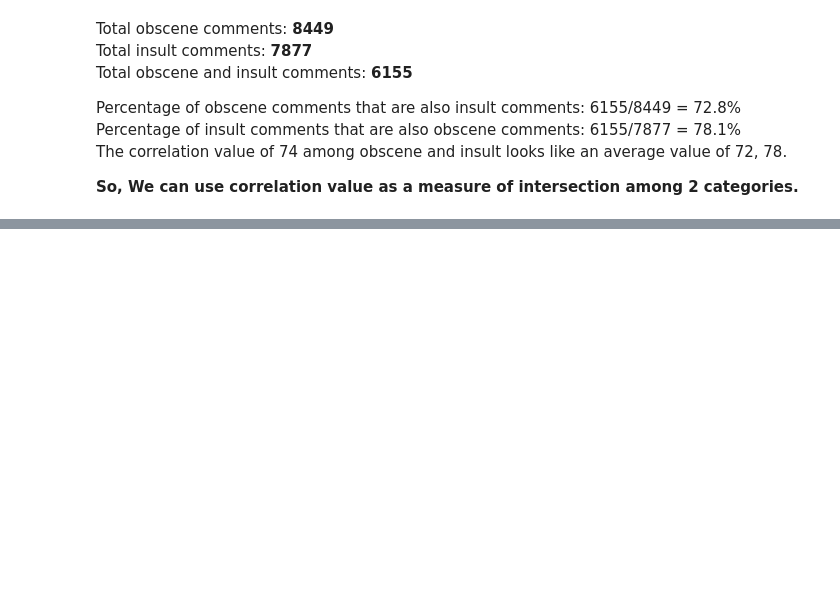
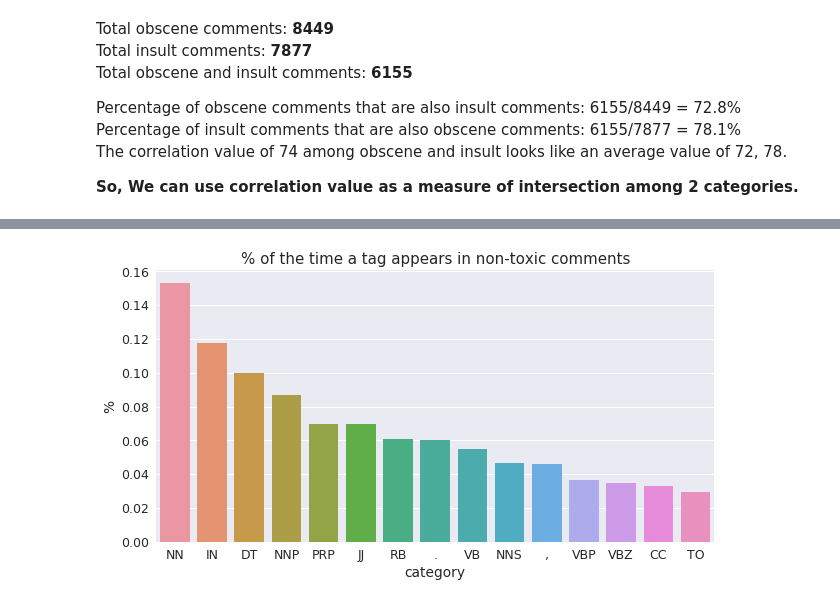
Before and after one commit to atmc9/CapstoneProject_MLND, a Jupyter notebook: Toxic Comment Classification Challenge/Data Analysis.ipynb, the cells around one changed output, grey strips where cells are left out. Cells and saved outputs as stored; diff of their text form; code cells hidden in the pictures; blank space fills up the shorter version.

```diff
--- a/Toxic Comment Classification Challenge/Data Analysis.ipynb
+++ b/Toxic Comment Classification Challenge/Data Analysis.ipynb
@@ -233,0 +365,27 @@ The correlation value of 74 among obscene and insult looks like an average value
+# %%
+def parts_of_speech_nontoxic():
+
+    toxic_comnts = train[((train.toxic>0) | (train.severe_toxic>0) | (train.obscene>0)
+                        | (train.threat>0) | (train.insult>0) | (train.identity_hate>0)) == False]['comment_text']
+
+    t_tokenized_sents = [word_tokenize(sentences) for sentences in toxic_comnts] # create sentences
+    t_tagged = [pos_tag(words) for words in t_tokenized_sents]                   # create tags for each token
+
+    t_categories = [y for lists in t_tagged for x,y in lists]                    # extract tags
+    t_counting_catg = Counter(t_categories)
+
+    df = pd.DataFrame.from_dict(t_counting_catg, orient='index').reset_index()
+    df.columns=('category','amount')
+    df = df.sort_values(by='amount', ascending=False)
+    df = df[:15]                                                                 # limit to the top 15 highest counts of taggs
+    df['%'] = df['amount']/ df['amount'].sum(axis=0)                             # calculate percentage
+
+    sns.barplot(x='category', y='%', data=df)
+    plt.title("% of the time a tag appears in non-toxic comments")
+    fig=plt.gcf()
+    fig.set_size_inches(10,5)
+    plt.show()
+# %%
+parts_of_speech_nontoxic()
+# %% [output]
+[figure, added]
```
Also changed, not shown: parts of 18 cells of this notebook, 17 other files.
